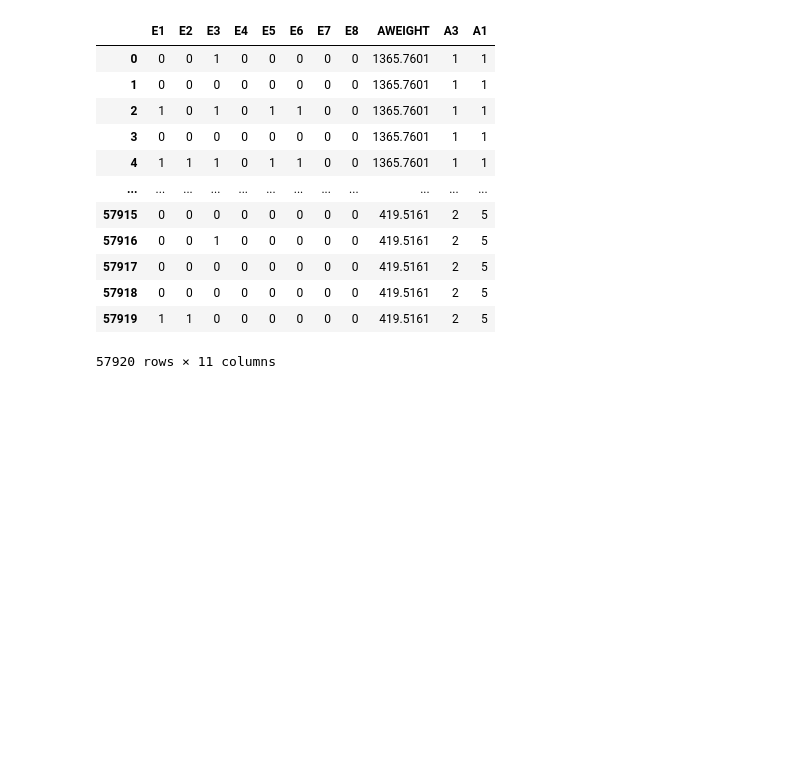
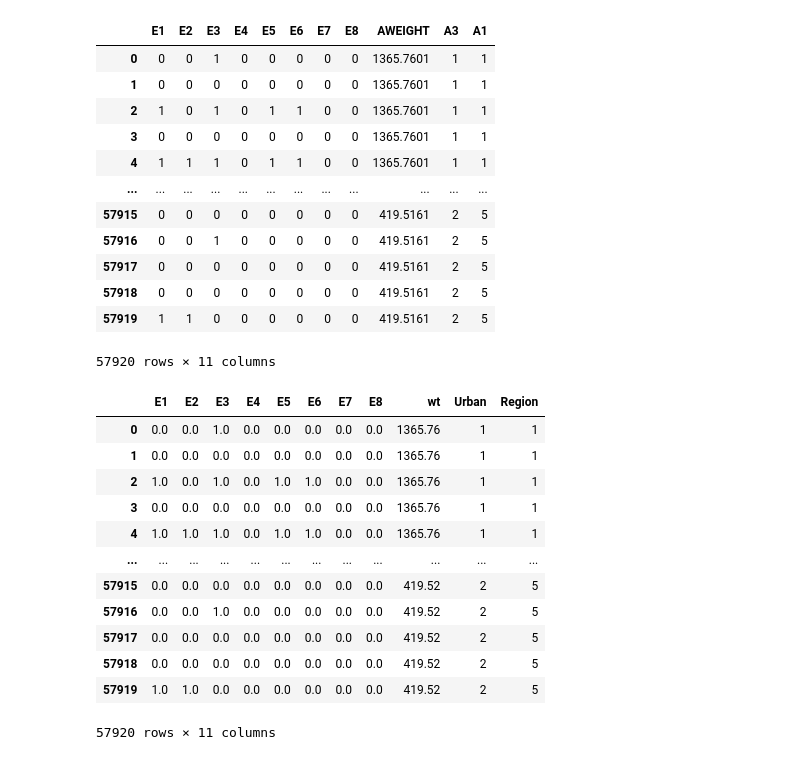
Before and after one commit to Jittiya/Co-operative-Education-Science., a Jupyter notebook: FIES.ipynb, the cells around one changed output. Cells and saved outputs as stored; diff of their text form; code cells hidden in the pictures; blank space fills up the shorter version.

```diff
--- a/FIES.ipynb
+++ b/FIES.ipynb
@@ -107,2 +109,19 @@ data1_cut
 # %%
 data1_cut.to_csv(os.path.join(path,'dataFIES_df.csv'))  # save ไปเก็บในไดร์ฟ
+# %%
+Data_f = pd.read_csv(os.path.join(path,'Microdata- W.csv'))
+Data_f
+# %% [output]
+|  | E1 | E2 | E3 | E4 | E5 | E6 | E7 | E8 | wt | Urban | Region |
+| 0 | 0.0 | 0.0 | 1.0 | 0.0 | 0.0 | 0.0 | 0.0 | 0.0 | 1365.76 | 1 | 1 |
+| 1 | 0.0 | 0.0 | 0.0 | 0.0 | 0.0 | 0.0 | 0.0 | 0.0 | 1365.76 | 1 | 1 |
+| 2 | 1.0 | 0.0 | 1.0 | 0.0 | 1.0 | 1.0 | 0.0 | 0.0 | 1365.76 | 1 | 1 |
+| 3 | 0.0 | 0.0 | 0.0 | 0.0 | 0.0 | 0.0 | 0.0 | 0.0 | 1365.76 | 1 | 1 |
+| 4 | 1.0 | 1.0 | 1.0 | 0.0 | 1.0 | 1.0 | 0.0 | 0.0 | 1365.76 | 1 | 1 |
+| ... | ... | ... | ... | ... | ... | ... | ... | ... | ... | ... | ... |
+| 57915 | 0.0 | 0.0 | 0.0 | 0.0 | 0.0 | 0.0 | 0.0 | 0.0 | 419.52 | 2 | 5 |
+| 57916 | 0.0 | 0.0 | 1.0 | 0.0 | 0.0 | 0.0 | 0.0 | 0.0 | 419.52 | 2 | 5 |
+| 57917 | 0.0 | 0.0 | 0.0 | 0.0 | 0.0 | 0.0 | 0.0 | 0.0 | 419.52 | 2 | 5 |
+| 57918 | 0.0 | 0.0 | 0.0 | 0.0 | 0.0 | 0.0 | 0.0 | 0.0 | 419.52 | 2 | 5 |
+| 57919 | 1.0 | 1.0 | 0.0 | 0.0 | 0.0 | 0.0 | 0.0 | 0.0 | 419.52 | 2 | 5 |
+57920 rows × 11 columns
```
Also changed, not shown: parts of 9 cells of this notebook.
